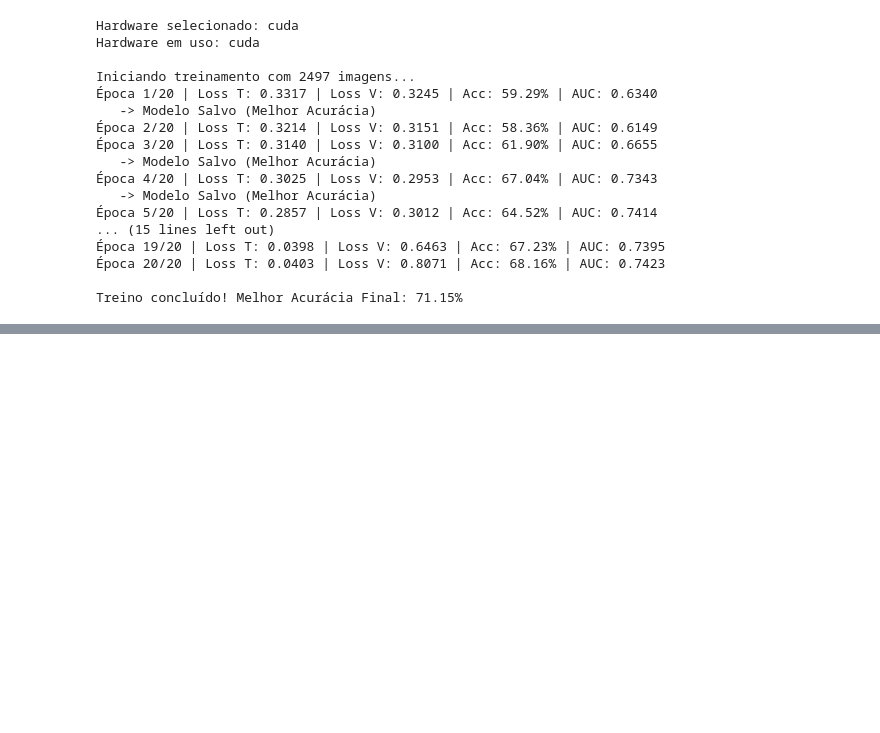
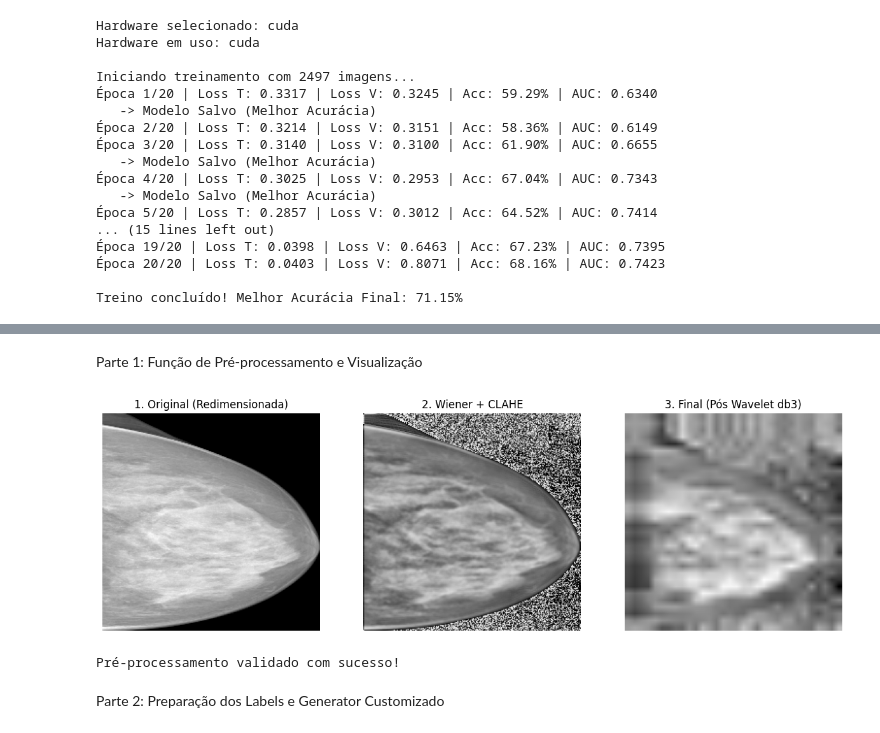
Before and after one commit to SandraRojasZ/Pos_Unifesp, a Jupyter notebook: PMI/BreastCancer/BreastCancer.ipynb, the cells around one changed output, grey strips where cells are left out. Saved outputs shown, nothing was run; the diff lists cells and outputs as text; code cells hidden in the pictures; blank space fills up the shorter version.

```diff
--- a/PMI/BreastCancer/BreastCancer.ipynb
+++ b/PMI/BreastCancer/BreastCancer.ipynb
@@ -1015,0 +1156,80 @@ Treino concluído! Melhor Acurácia Final: 71.15%
+# %% [markdown]
+Parte 1: Função de Pré-processamento e Visualização
+# %%
+import cv2
+import numpy as np
+import pywt
+import matplotlib.pyplot as plt
+from scipy.signal import wiener
+
+# 1. Definir a Função de Pré-processamento do Artigo
+def preprocess_image_paper_method(image_path):
+    # Ler imagem em escala de cinza
+    img = cv2.imread(image_path, cv2.IMREAD_GRAYSCALE)
+    if img is None:
+        return None, None, None
+
+    # Redimensionar para 224x224 (Entrada padrão da CNN)
+    img_resized = cv2.resize(img, (224, 224))
+
+    # A. Filtro Wiener (Remoção de Ruído Adaptativa)
+    # Janela 3x3 conforme solicitado
+    img_wiener = wiener(img_resized, (3, 3))
+    img_wiener = img_wiener.astype(np.uint8)
+
+    # B. CLAHE (Realce de Contraste Local)
+    clahe = cv2.createCLAHE(clipLimit=2.0, tileGridSize=(8,8))
+    img_clahe = clahe.apply(img_wiener)
+
+    # C. Decomposição Wavelet (db3, nível 3)
+    # Extrai características de frequência (suavidade e textura)
+    coeffs = pywt.wavedec2(img_clahe, 'db3', level=3)
+    cA3 = coeffs[0] # Coeficiente de aproximação (Low-Low frequency)
+
+    # Redimensionar a Wavelet de volta para 224x224 para a CNN
+    # (A wavelet reduz a imagem original para aprox 30x30, precisamos aumentar de volta)
+    img_final = cv2.resize(cA3, (224, 224))
+
+    # Normalizar para 0-255 uint8 para manipulação de imagem
+    img_final_norm = cv2.normalize(img_final, None, 0, 255, cv2.NORM_MINMAX).astype(np.uint8)
+
+    # Converter para 3 canais (InceptionV3 exige RGB)
+    img_final_rgb = cv2.cvtColor(img_final_norm, cv2.COLOR_GRAY2RGB)
+
+    return img_resized, img_clahe, img_final_rgb
+
+# --- VISUALIZAÇÃO DE TESTE ---
+# Pega uma imagem real do seu DataFrame de treino
+try:
+    sample_path = train_df.iloc[0]['image_path']
+    original, pos_clahe, final = preprocess_image_paper_method(sample_path)
+
+    if original is not None:
+        plt.figure(figsize=(15, 5))
+
+        plt.subplot(1, 3, 1)
+        plt.title("1. Original (Redimensionada)")
+        plt.imshow(original, cmap='gray')
+        plt.axis('off')
+
+        plt.subplot(1, 3, 2)
+        plt.title("2. Wiener + CLAHE")
+        plt.imshow(pos_clahe, cmap='gray')
+        plt.axis('off')
+
+        plt.subplot(1, 3, 3)
+        plt.title("3. Final (Pós Wavelet db3)")
+        plt.imshow(final)
+        plt.axis('off')
+
+        plt.show()
+        print("Pré-processamento validado com sucesso!")
+    else:
+        print("Erro ao ler a imagem de teste.")
+except Exception as e:
+    print(f"Erro na visualização: {e}")
+# %% [output]
+[figure, added]
+Pré-processamento validado com sucesso!
+# %% [markdown]
+Parte 2: Preparação dos Labels e Generator Customizado
```
Also changed, not shown: parts of 6 cells of this notebook.
